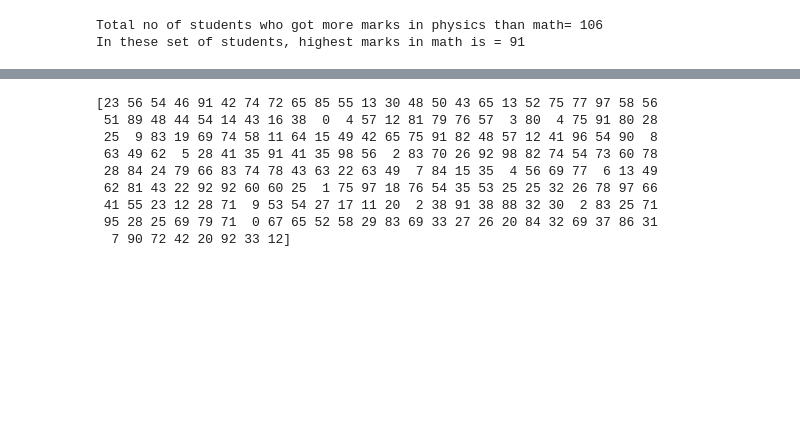
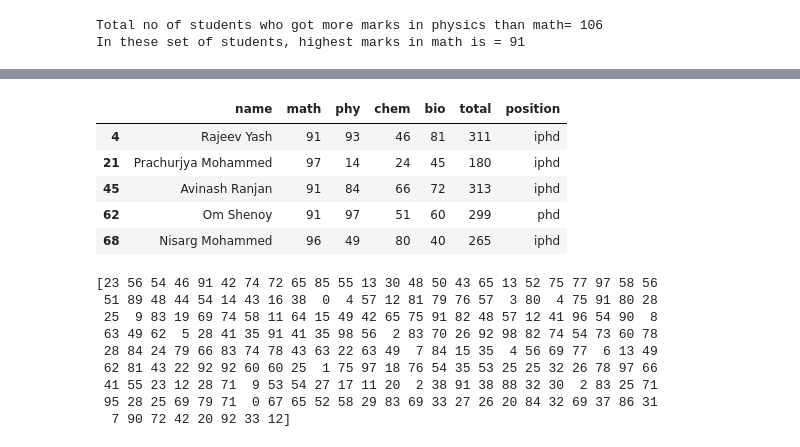
Before and after one commit to alaha999/MLPhyCourse, a Jupyter notebook: week1/tutorials_basic/pandas_basic.ipynb, the cells around one changed output, grey strips where cells are left out. Cells and saved outputs as stored; diff of their text form; code cells hidden in the pictures; blank space fills up the shorter version.

```diff
--- a/week1/tutorials_basic/pandas_basic.ipynb
+++ b/week1/tutorials_basic/pandas_basic.ipynb
@@ -218,3 +352,16 @@ df_concat.sample(3)
+# %%
+## There is another way of filtering
+
+df_filtered = df[df['math']>90]  ## all students who has more than 90 marks in math
+
+df_filtered.head()
+# %% [output]
+|  | name | math | phy | chem | bio | total | position |
+| 4 | Rajeev Yash | 91 | 93 | 46 | 81 | 311 | iphd |
+| 21 | Prachurjya Mohammed | 97 | 14 | 24 | 45 | 180 | iphd |
+| 45 | Avinash Ranjan | 91 | 84 | 66 | 72 | 313 | iphd |
+| 62 | Om Shenoy | 91 | 97 | 51 | 60 | 299 | phd |
+| 68 | Nisarg Mohammed | 96 | 49 | 80 | 40 | 265 | iphd |
 # %%
 ## Trasnform pandas column in numpy arrays
 
```
Also changed, not shown: parts of 25 cells of this notebook.
